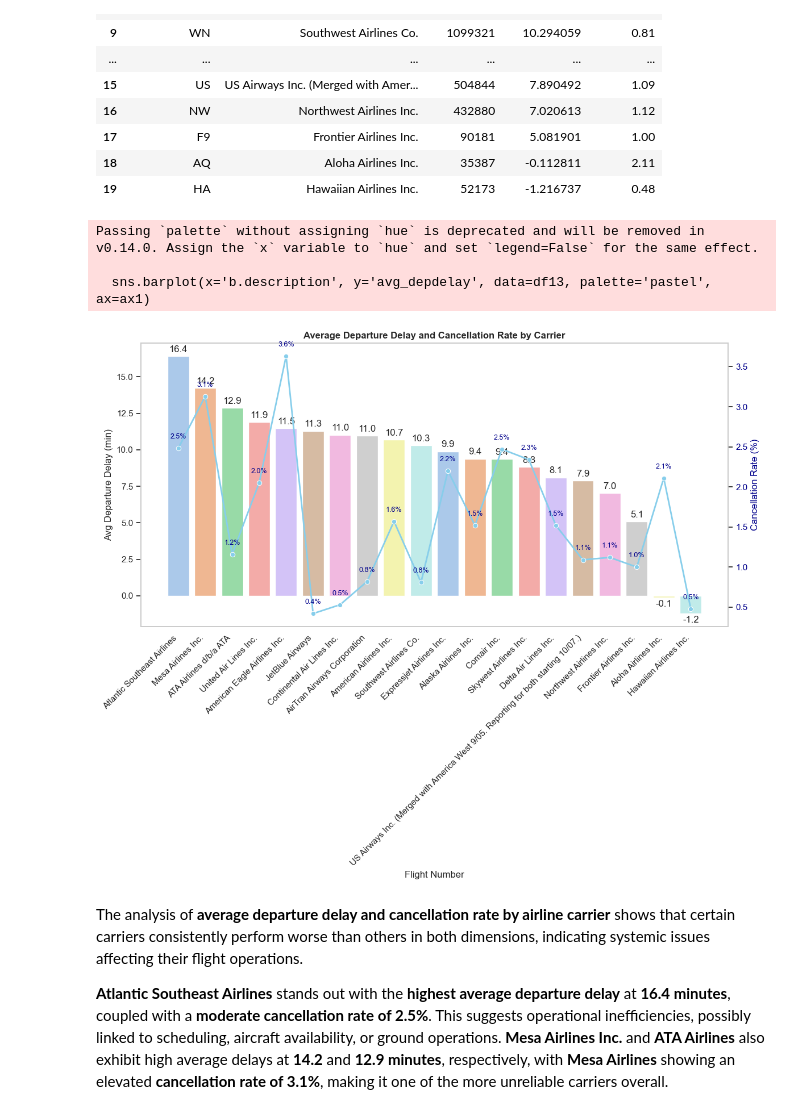
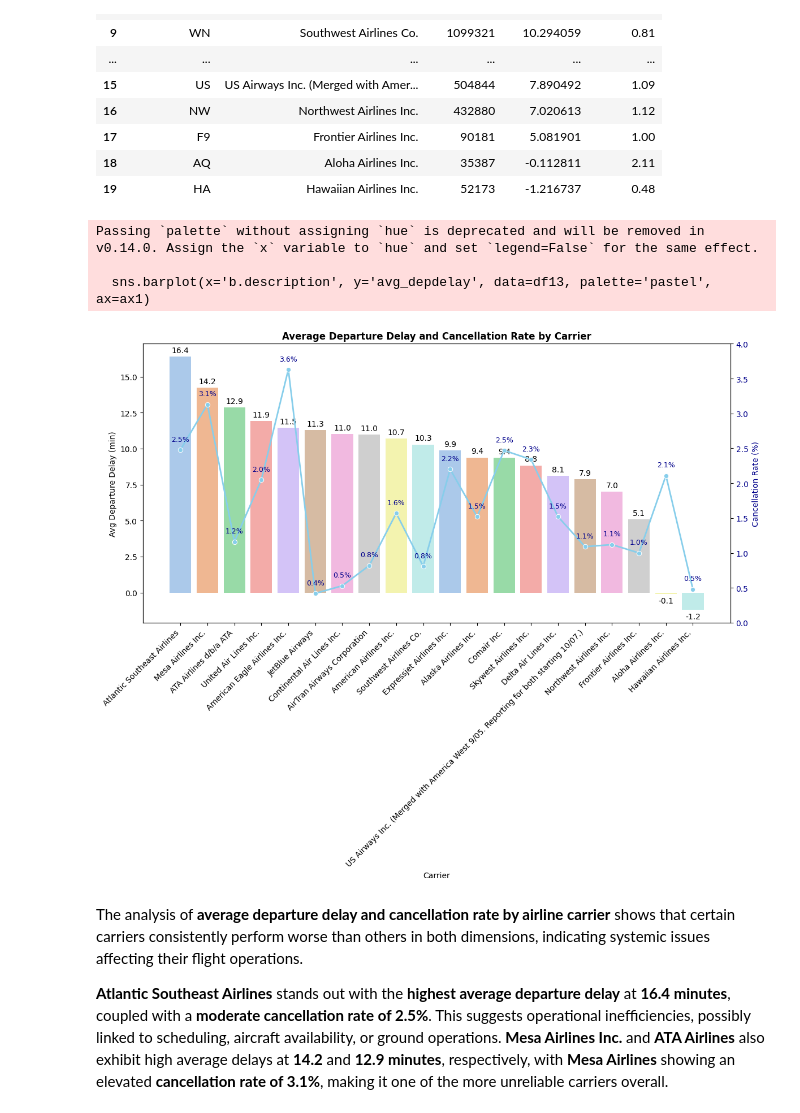
Before and after one commit to Hazim-HF/Data-Management-Project2, a Jupyter notebook: P152419_Project2_STQD6324.ipynb, the cells around one changed output. Saved outputs shown, nothing was run; the diff lists cells and outputs as text; code cells hidden in the pictures.

```diff
--- a/P152419_Project2_STQD6324.ipynb
+++ b/P152419_Project2_STQD6324.ipynb
@@ -376,7 +376,7 @@ query1 = """
     ORDER BY avg_depdelay
 """
 
-df = pd.read_sql(query1, engine)
+df = pd.read_sql(query1, conn)
 df['avg_depdelay'] = df['avg_depdelay'].round(2)
 df
 # %% [output]
@@ -418,7 +418,7 @@ query = """
     ORDER BY on_time_percent DESC
 """
 
-df2 = pd.read_sql(query, engine)
+df2 = pd.read_sql(query, conn)
 df2
 # %% [output]
 |  | dayofweek | total_flights | on_time_flights | on_time_percent |
@@ -531,7 +531,7 @@ query4 = """
     ORDER BY on_time_percent DESC
 """
 
-df4 = pd.read_sql(query4, engine)
+df4 = pd.read_sql(query4, conn)
 df4
 # %% [output]
 |  | season | total_flights | on_time_flights | on_time_percent |
@@ -1276,35 +1276,36 @@ df13
 # Create a combined bar and line plot for both metrics
 fig, ax1 = plt.subplots(figsize=(12, 10))
 
 # Bar plot for average departure delay
 sns.barplot(x='b.description', y='avg_depdelay', data=df13, palette='pastel', ax=ax1)
 ax1.set_ylabel('Avg Departure Delay (min)')
-ax1.set_xlabel('Flight Number')
+ax1.set_xlabel('Carrier')
 ax1.tick_params(axis='y')
 ax1.set_title('Average Departure Delay and Cancellation Rate by Carrier', fontweight='bold')
 ax1.set_xticklabels(ax1.get_xticklabels(), rotation=45, ha='right')
 ax1.grid(False)
 
 for container in ax1.containers:
     ax1.bar_label(container, labels=[f'{v:.1f}' for v in container.datavalues], padding=3)
 
 # Create a second y-axis to plot cancellation rate
 ax2 = ax1.twinx()
 sns.lineplot(x='b.description', y='cancel_rate', data=df13, color='skyblue', marker='o', linewidth=2, ax=ax2)
 ax2.set_ylabel('Cancellation Rate (%)', color='darkblue')
 ax2.tick_params(axis='y', labelcolor='darkblue')
+ax2.set_ylim(0, 4)
 ax2.grid(False)
 
 for x, y in zip(df13['b.description'], df13['cancel_rate']):
     ax2.text(x, y + 0.1, f'{y:.1f}%', color='darkblue', ha='center', va='bottom', fontsize=9)
 
 plt.tight_layout()
 plt.show()
 # %% [output]
 Passing `palette` without assigning `hue` is deprecated and will be removed in v0.14.0. Assign the `x` variable to `hue` and set `legend=False` for the same effect.
 
   sns.barplot(x='b.description', y='avg_depdelay', data=df13, palette='pastel', ax=ax1)
-[figure, old version]
+[figure, new version]
 # %% [markdown]
 The analysis of **average departure delay and cancellation rate by airline carrier** shows that certain carriers consistently perform worse than others in both dimensions, indicating systemic issues affecting their flight operations.
 
```
Also changed, not shown: parts of 10 cells of this notebook, 1 other file.
